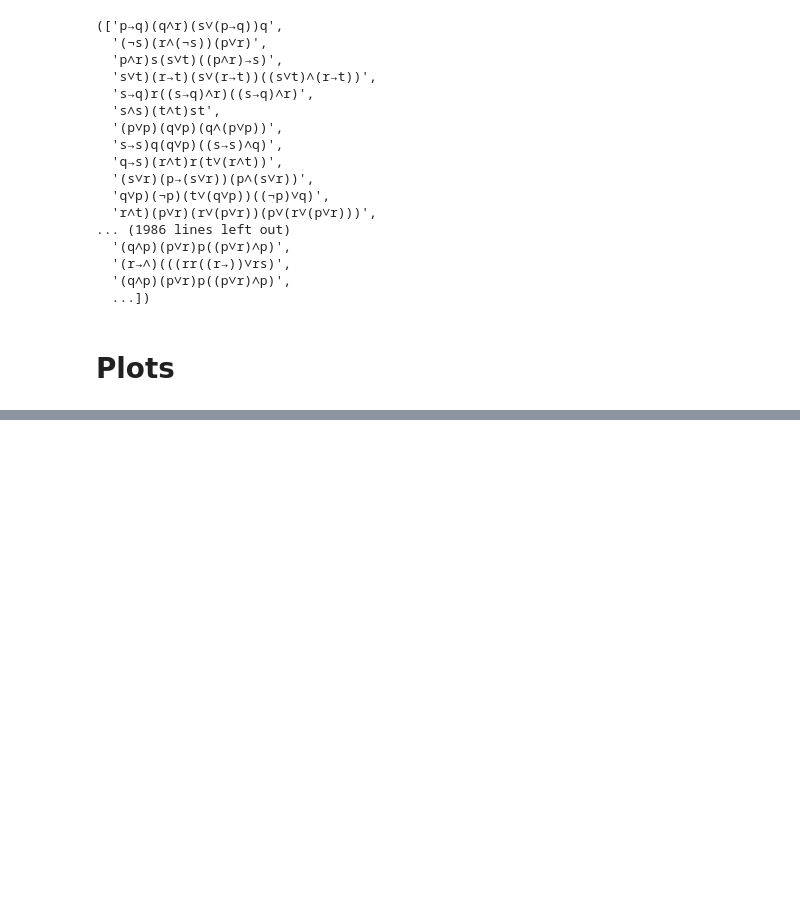
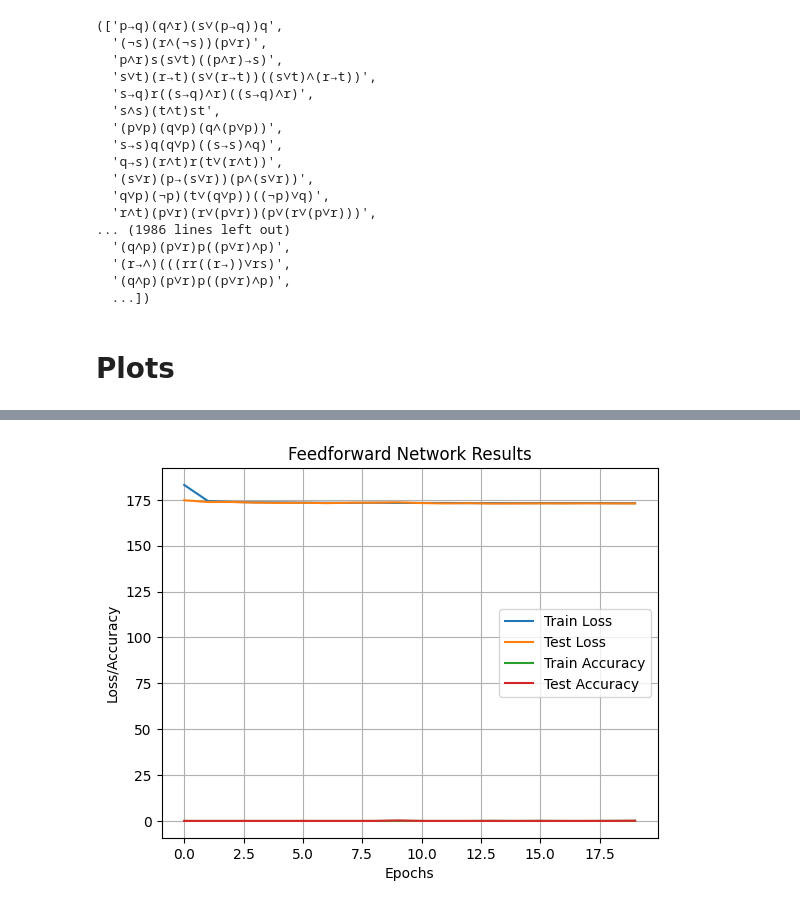
Before and after one commit to stereifberger/logical_derivations_with_transformers, a Jupyter notebook: implementation.ipynb, the cells around one changed output, grey strips where cells are left out. Drawn from its saved outputs; the diff is of its cells as text; code cells hidden in the pictures; blank space fills up the shorter version.

```diff
--- a/implementation.ipynb
+++ b/implementation.ipynb
@@ -298,0 +374,22 @@ plt.show()
+# %%
+import matplotlib.pyplot as plt
+
+leng = range(len(FFN_CELtrain))
+
+# Create the plot
+plt.plot(leng, FFN_CELtrain, label='Train Loss')
+plt.plot(leng, FFN_CELtest, label='Test Loss')
+plt.plot(leng, FFN_ACCtrain, label='Train Accuracy')
+plt.plot(leng, FFN_ACCtest, label='Test Accuracy')
+
+# Add labels and title
+plt.xlabel('Epochs')
+plt.ylabel('Loss/Accuracy')
+plt.title('Feedforward Network Results')
+plt.legend()
+plt.grid(True)
+
+# Show the plot
+plt.show()
+# %% [output]
+[figure, added]
```
Also changed, not shown: parts of 6 cells of this notebook, 7 other files.
